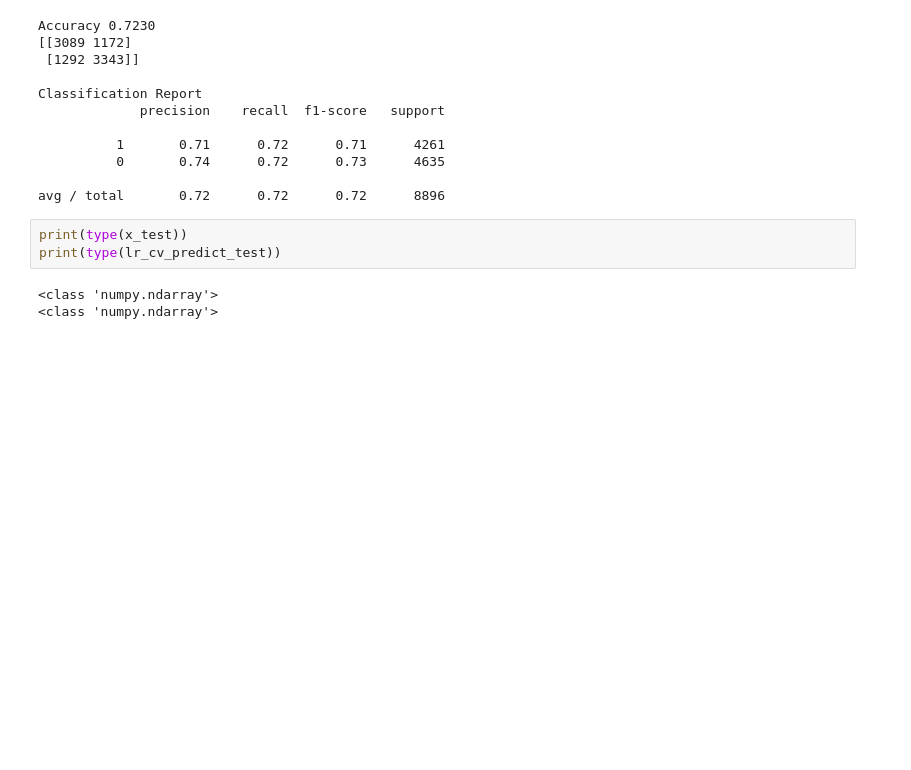
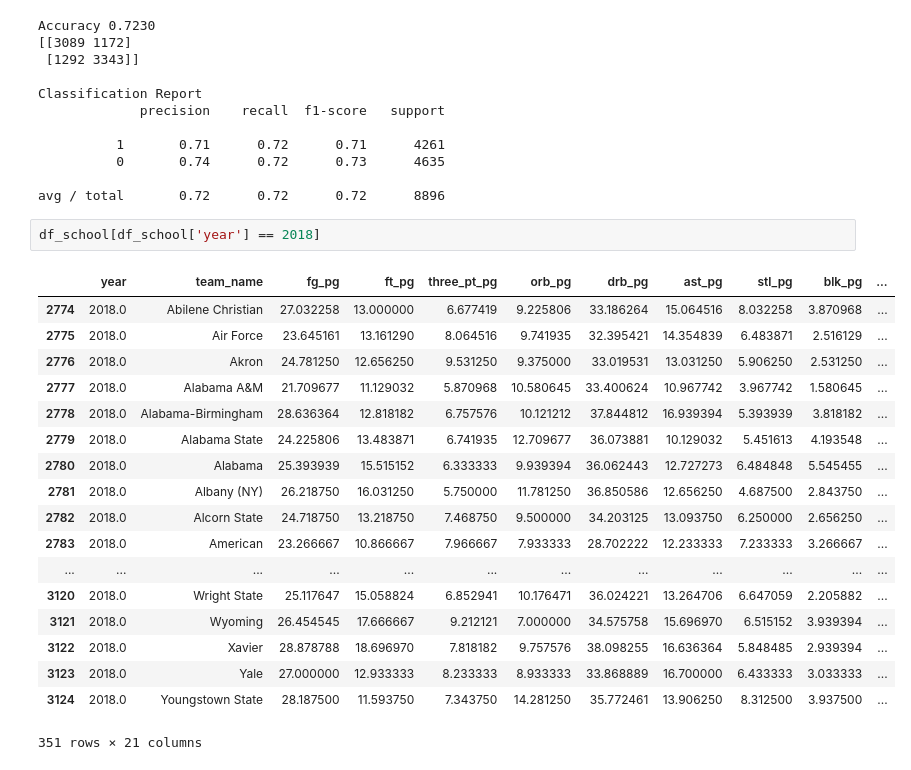
Before and after one commit to SpicySyntax/MachineLearningMarchMadness, a Jupyter notebook: Notebooks/Machine Learning March Madness.ipynb, the cells around one changed output. Cells and saved outputs as stored; diff of their text form; blank space fills up the shorter version.

Commit message:
Finished predictions in notebook

```diff
--- a/Notebooks/Machine Learning March Madness.ipynb
+++ b/Notebooks/Machine Learning March Madness.ipynb
@@ -440,9 +442,24 @@ Classification Report
           0       0.74      0.72      0.73      4635
 
 avg / total       0.72      0.72      0.72      8896
-# %%
-print(type(x_test))
-print(type(lr_cv_predict_test))
-# %% [output]
-<class 'numpy.ndarray'>
-<class 'numpy.ndarray'>
+# %%
+df_school[df_school['year'] == 2018]
+# %% [output]
+|  | year | team_name | fg_pg | ft_pg | three_pt_pg | orb_pg | drb_pg | ast_pg | stl_pg | blk_pg | ... |
+| 2774 | 2018.0 | Abilene Christian | 27.032258 | 13.000000 | 6.677419 | 9.225806 | 33.186264 | 15.064516 | 8.032258 | 3.870968 | ... |
+| 2775 | 2018.0 | Air Force | 23.645161 | 13.161290 | 8.064516 | 9.741935 | 32.395421 | 14.354839 | 6.483871 | 2.516129 | ... |
+| 2776 | 2018.0 | Akron | 24.781250 | 12.656250 | 9.531250 | 9.375000 | 33.019531 | 13.031250 | 5.906250 | 2.531250 | ... |
+| 2777 | 2018.0 | Alabama A&M | 21.709677 | 11.129032 | 5.870968 | 10.580645 | 33.400624 | 10.967742 | 3.967742 | 1.580645 | ... |
+| 2778 | 2018.0 | Alabama-Birmingham | 28.636364 | 12.818182 | 6.757576 | 10.121212 | 37.844812 | 16.939394 | 5.393939 | 3.818182 | ... |
+| 2779 | 2018.0 | Alabama State | 24.225806 | 13.483871 | 6.741935 | 12.709677 | 36.073881 | 10.129032 | 5.451613 | 4.193548 | ... |
+| 2780 | 2018.0 | Alabama | 25.393939 | 15.515152 | 6.333333 | 9.939394 | 36.062443 | 12.727273 | 6.484848 | 5.545455 | ... |
+| 2781 | 2018.0 | Albany (NY) | 26.218750 | 16.031250 | 5.750000 | 11.781250 | 36.850586 | 12.656250 | 4.687500 | 2.843750 | ... |
+| 2782 | 2018.0 | Alcorn State | 24.718750 | 13.218750 | 7.468750 | 9.500000 | 34.203125 | 13.093750 | 6.250000 | 2.656250 | ... |
+| 2783 | 2018.0 | American | 23.266667 | 10.866667 | 7.966667 | 7.933333 | 28.702222 | 12.233333 | 7.233333 | 3.266667 | ... |
+| ... | ... | ... | ... | ... | ... | ... | ... | ... | ... | ... | ... |
+| 3120 | 2018.0 | Wright State | 25.117647 | 15.058824 | 6.852941 | 10.176471 | 36.024221 | 13.264706 | 6.647059 | 2.205882 | ... |
+| 3121 | 2018.0 | Wyoming | 26.454545 | 17.666667 | 9.212121 | 7.000000 | 34.575758 | 15.696970 | 6.515152 | 3.939394 | ... |
+| 3122 | 2018.0 | Xavier | 28.878788 | 18.696970 | 7.818182 | 9.757576 | 38.098255 | 16.636364 | 5.848485 | 2.939394 | ... |
+| 3123 | 2018.0 | Yale | 27.000000 | 12.933333 | 8.233333 | 8.933333 | 33.868889 | 16.700000 | 6.433333 | 3.033333 | ... |
+| 3124 | 2018.0 | Youngstown State | 28.187500 | 11.593750 | 7.343750 | 14.281250 | 35.772461 | 13.906250 | 8.312500 | 3.937500 | ... |
+351 rows × 21 columns
```
Also changed, not shown: parts of 15 cells of this notebook.
